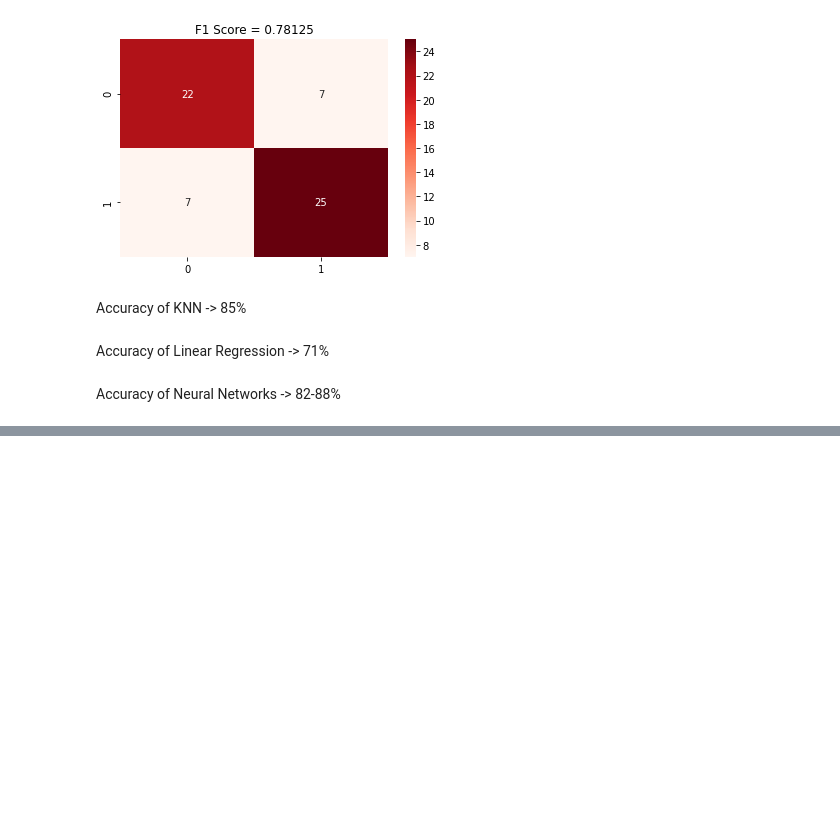
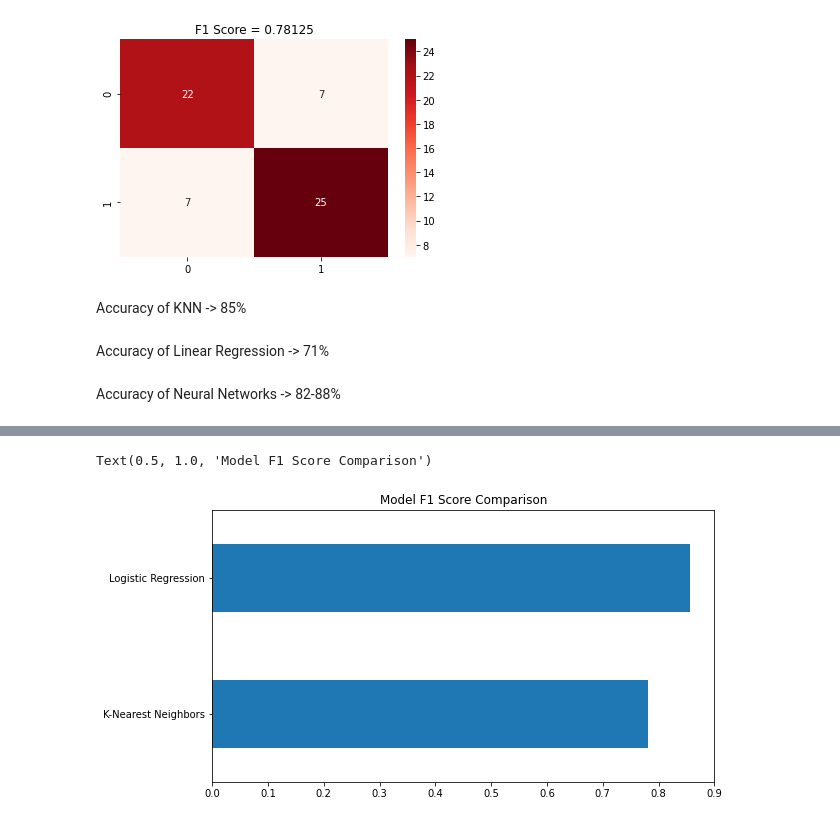
Before and after one commit to jayraavi/data301_finalproject, a Jupyter notebook: Data_301_Heart_Disease.ipynb, the cells around one changed output, grey strips where cells are left out. Cells and saved outputs as stored; diff of their text form; code cells hidden in the pictures; blank space fills up the shorter version.

```diff
--- a/Data_301_Heart_Disease.ipynb
+++ b/Data_301_Heart_Disease.ipynb
@@ -507,0 +523,9 @@ ValueError: ignored
+# %%
+model_f1 = pd.Series(data=[f1_score(y_test, predict), k_f1], index = ['Logistic Regression', 'K-Nearest Neighbors'])
+
+fig = plt.figure(figsize=(9,5))
+model_f1.sort_values().plot.barh()
+plt.title('Model F1 Score Comparison')
+# %% [output]
+Text(0.5, 1.0, 'Model F1 Score Comparison')
+[figure, added]
```
Also changed, not shown: parts of 10 cells of this notebook.
